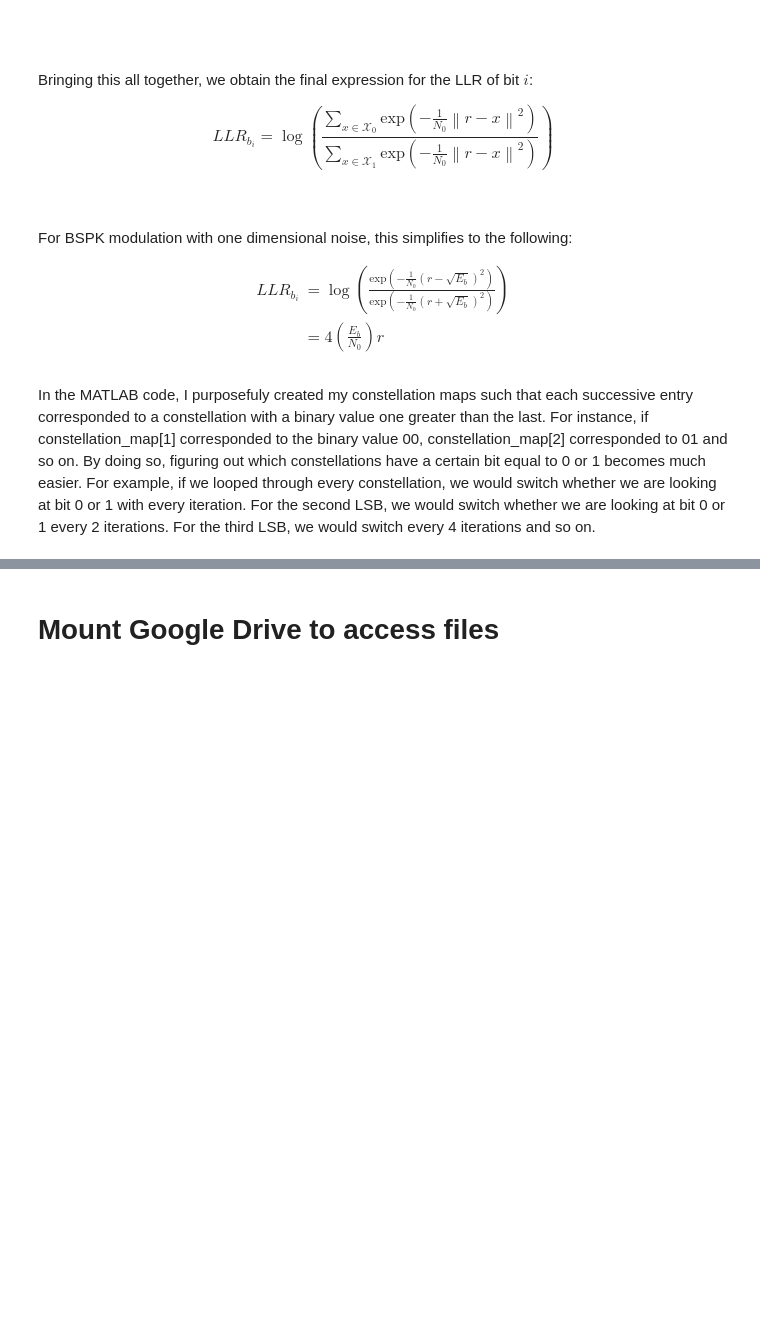
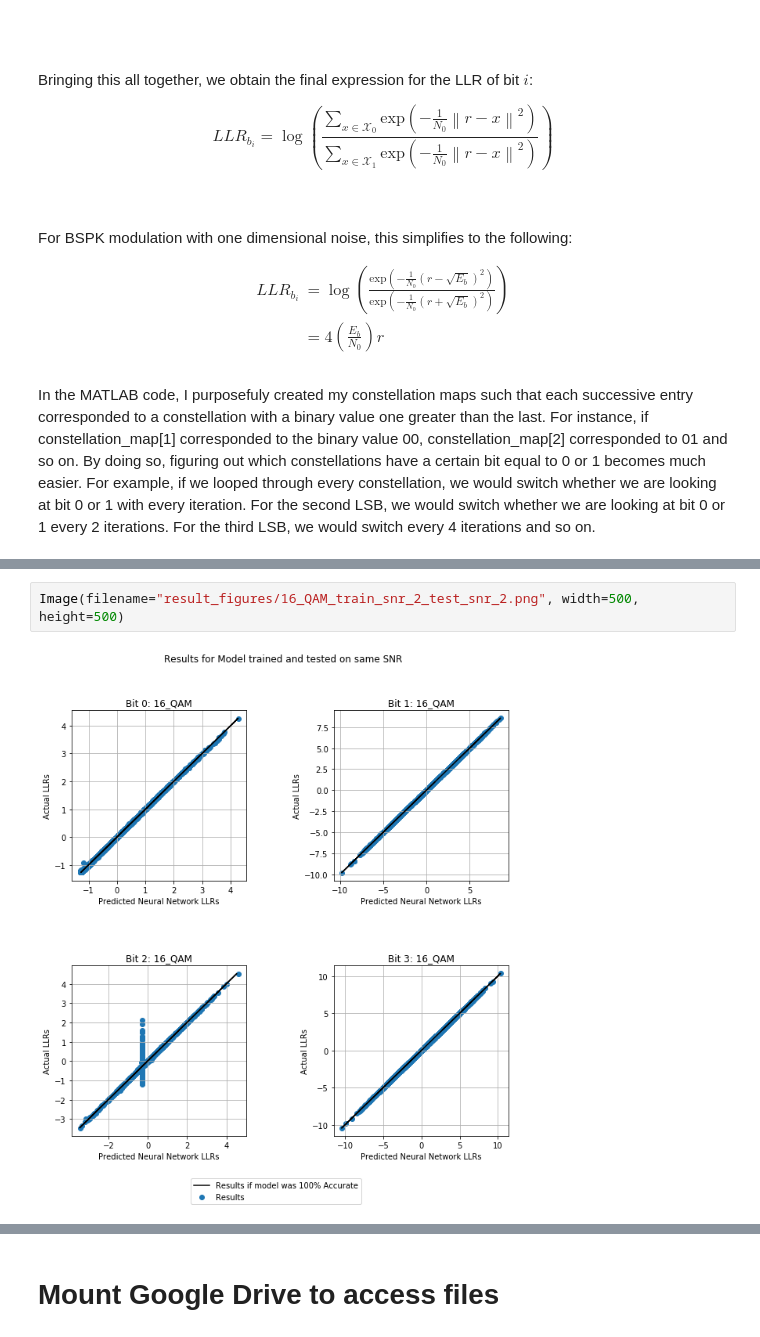
Before and after one commit to puresoda/LLR_net, a Jupyter notebook: LLR_NN.ipynb, the cells around one changed output, grey strips where cells are left out. Drawn from its saved outputs; the diff is of its cells as text; blank space fills up the shorter version.

```diff
--- a/LLR_NN.ipynb
+++ b/LLR_NN.ipynb
@@ -53,0 +94,4 @@ In the MATLAB code, I purposefuly created my constellation maps such that each s
+# %%
+Image(filename="result_figures/16_QAM_train_snr_2_test_snr_2.png", width=500, height=500)
+# %% [output]
+[figure, added]
```
Also changed, not shown: parts of 37 cells of this notebook.
